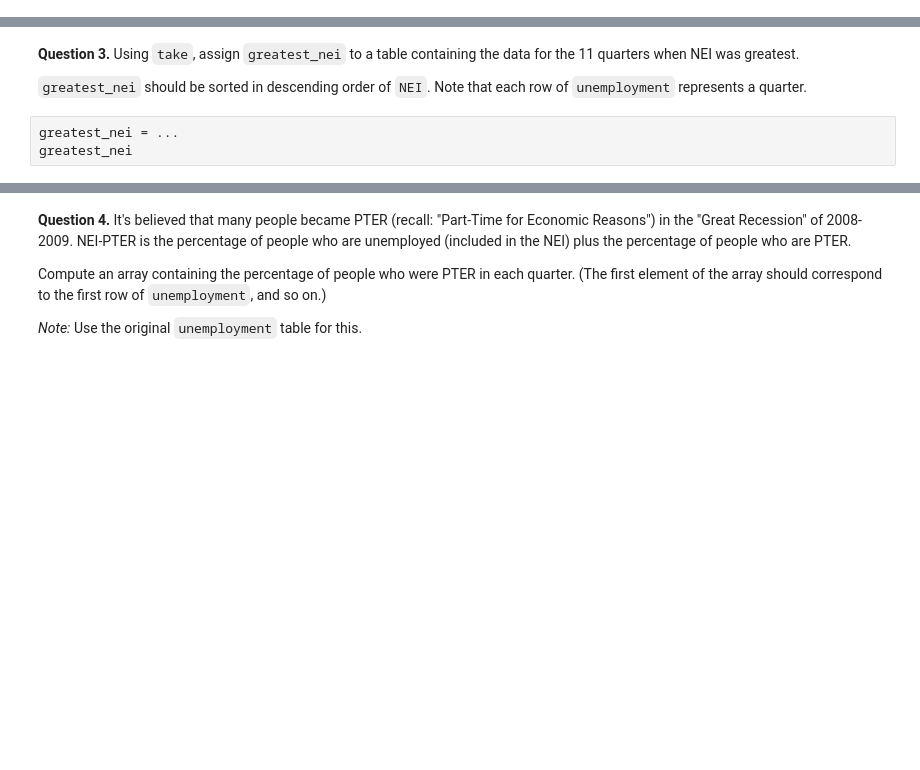
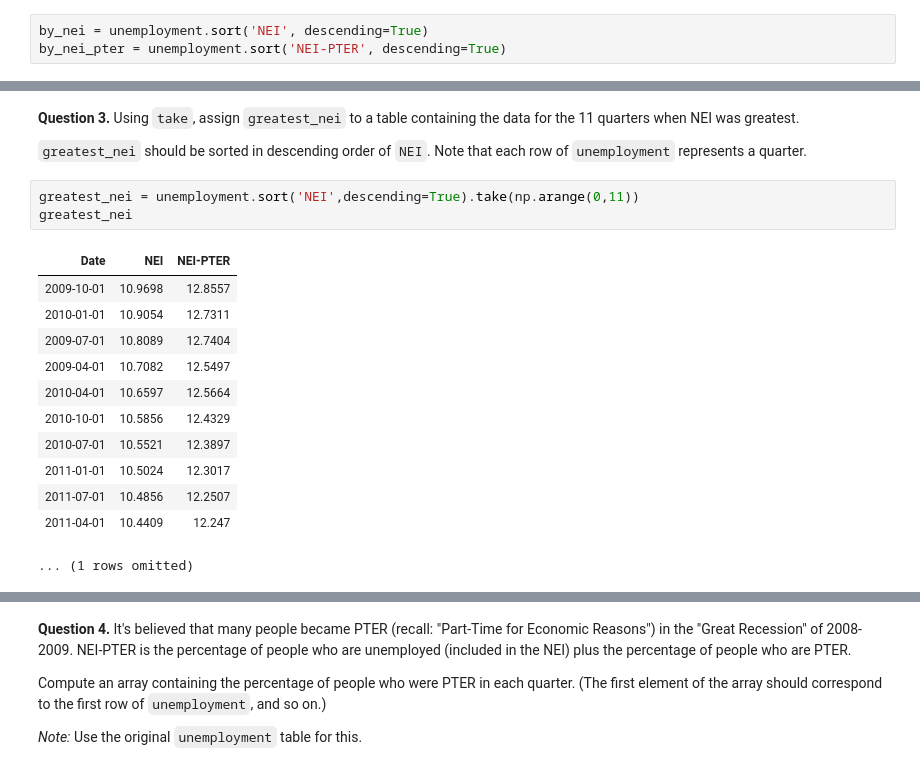
Before and after one commit to Jadenwill075/Intro-to-Data-Analytics, a Jupyter notebook: hw03.ipynb, the cells around one changed output, grey strips where cells are left out. Saved outputs shown, nothing was run; the diff lists cells and outputs as text; blank space fills up the shorter version.

```diff
--- a/hw03.ipynb
+++ b/hw03.ipynb
@@ -57,2 +67,5 @@ by_nei_pter = ...
+# %%
+by_nei = unemployment.sort('NEI', descending=True)
+by_nei_pter = unemployment.sort('NEI-PTER', descending=True)
 # %%
 grader.check("q1_2")
@@ -66,8 +97,21 @@ by_nei_pter.show(5)
 **Question 3.** Using `take`, assign `greatest_nei` to a table containing the data for the 11 quarters when NEI was greatest.
 
 `greatest_nei` should be sorted in descending order of `NEI`. Note that each row of `unemployment` represents a quarter.
-# %%
-greatest_nei = ...
-greatest_nei
+# %%
+greatest_nei = unemployment.sort('NEI',descending=True).take(np.arange(0,11))
+greatest_nei
+# %% [output]
+| Date | NEI | NEI-PTER |
+| 2009-10-01 | 10.9698 | 12.8557 |
+| 2010-01-01 | 10.9054 | 12.7311 |
+| 2009-07-01 | 10.8089 | 12.7404 |
+| 2009-04-01 | 10.7082 | 12.5497 |
+| 2010-04-01 | 10.6597 | 12.5664 |
+| 2010-10-01 | 10.5856 | 12.4329 |
+| 2010-07-01 | 10.5521 | 12.3897 |
+| 2011-01-01 | 10.5024 | 12.3017 |
+| 2011-07-01 | 10.4856 | 12.2507 |
+| 2011-04-01 | 10.4409 | 12.247 |
+... (1 rows omitted)
 # %%
 grader.check("q1_3")
```
Also changed, not shown: parts of 10 cells of this notebook, 1 other file.
